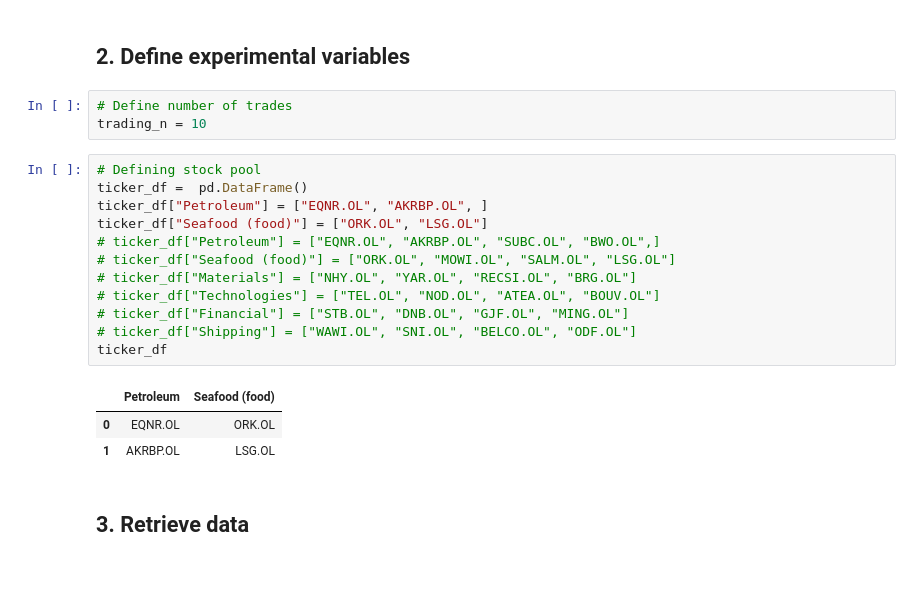
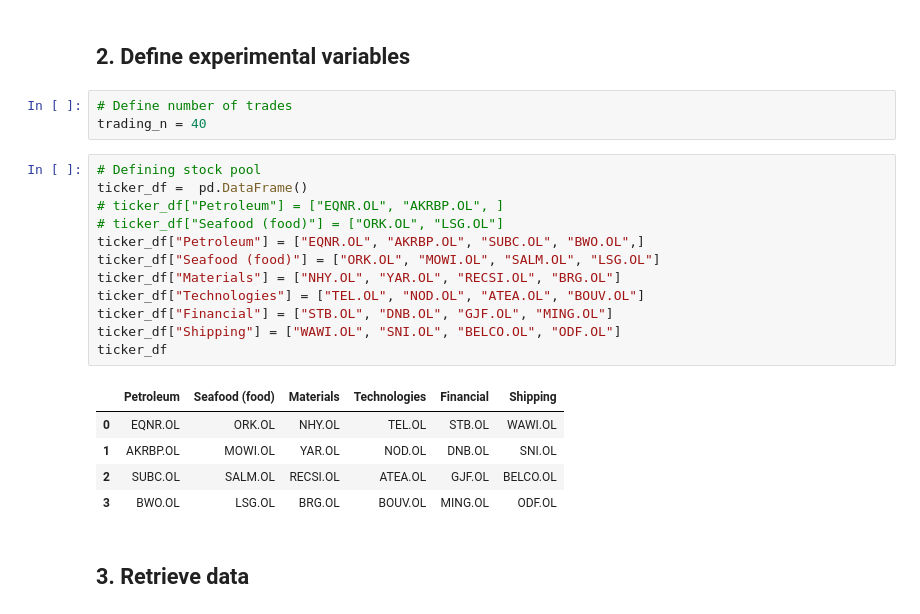
Before and after one commit to DataJakob/BBAN5000-Master-Thesis, a Jupyter notebook: src/testx2.ipynb, the cells around one changed output. Drawn from its saved outputs; the diff is of its cells as text; blank space fills up the shorter version.

```diff
--- a/src/testx2.ipynb
+++ b/src/testx2.ipynb
@@ -33,23 +33,25 @@ from Menchero_OGA import MencheroOGA as MOGA
 <h2> 2. Define experimental variables </h2>
 # %%
 # Define number of trades
-trading_n = 10
+trading_n = 40
 # %%
 # Defining stock pool
 ticker_df =  pd.DataFrame()
-ticker_df["Petroleum"] = ["EQNR.OL", "AKRBP.OL", ]
-ticker_df["Seafood (food)"] = ["ORK.OL", "LSG.OL"]
-# ticker_df["Petroleum"] = ["EQNR.OL", "AKRBP.OL", "SUBC.OL", "BWO.OL",]
-# ticker_df["Seafood (food)"] = ["ORK.OL", "MOWI.OL", "SALM.OL", "LSG.OL"]
-# ticker_df["Materials"] = ["NHY.OL", "YAR.OL", "RECSI.OL", "BRG.OL"]
-# ticker_df["Technologies"] = ["TEL.OL", "NOD.OL", "ATEA.OL", "BOUV.OL"]
-# ticker_df["Financial"] = ["STB.OL", "DNB.OL", "GJF.OL", "MING.OL"]
-# ticker_df["Shipping"] = ["WAWI.OL", "SNI.OL", "BELCO.OL", "ODF.OL"]
+# ticker_df["Petroleum"] = ["EQNR.OL", "AKRBP.OL", ]
+# ticker_df["Seafood (food)"] = ["ORK.OL", "LSG.OL"]
+ticker_df["Petroleum"] = ["EQNR.OL", "AKRBP.OL", "SUBC.OL", "BWO.OL",]
+ticker_df["Seafood (food)"] = ["ORK.OL", "MOWI.OL", "SALM.OL", "LSG.OL"]
+ticker_df["Materials"] = ["NHY.OL", "YAR.OL", "RECSI.OL", "BRG.OL"]
+ticker_df["Technologies"] = ["TEL.OL", "NOD.OL", "ATEA.OL", "BOUV.OL"]
+ticker_df["Financial"] = ["STB.OL", "DNB.OL", "GJF.OL", "MING.OL"]
+ticker_df["Shipping"] = ["WAWI.OL", "SNI.OL", "BELCO.OL", "ODF.OL"]
 ticker_df
 # %% [output]
-|  | Petroleum | Seafood (food) |
-| 0 | EQNR.OL | ORK.OL |
-| 1 | AKRBP.OL | LSG.OL |
+|  | Petroleum | Seafood (food) | Materials | Technologies | Financial | Shipping |
+| 0 | EQNR.OL | ORK.OL | NHY.OL | TEL.OL | STB.OL | WAWI.OL |
+| 1 | AKRBP.OL | MOWI.OL | YAR.OL | NOD.OL | DNB.OL | SNI.OL |
+| 2 | SUBC.OL | SALM.OL | RECSI.OL | ATEA.OL | GJF.OL | BELCO.OL |
+| 3 | BWO.OL | LSG.OL | BRG.OL | BOUV.OL | MING.OL | ODF.OL |
 # %% [markdown]
 <h2> 3. Retrieve data </h2>
 # %%
```
Also changed, not shown: parts of 11 cells of this notebook, 1 other file.
